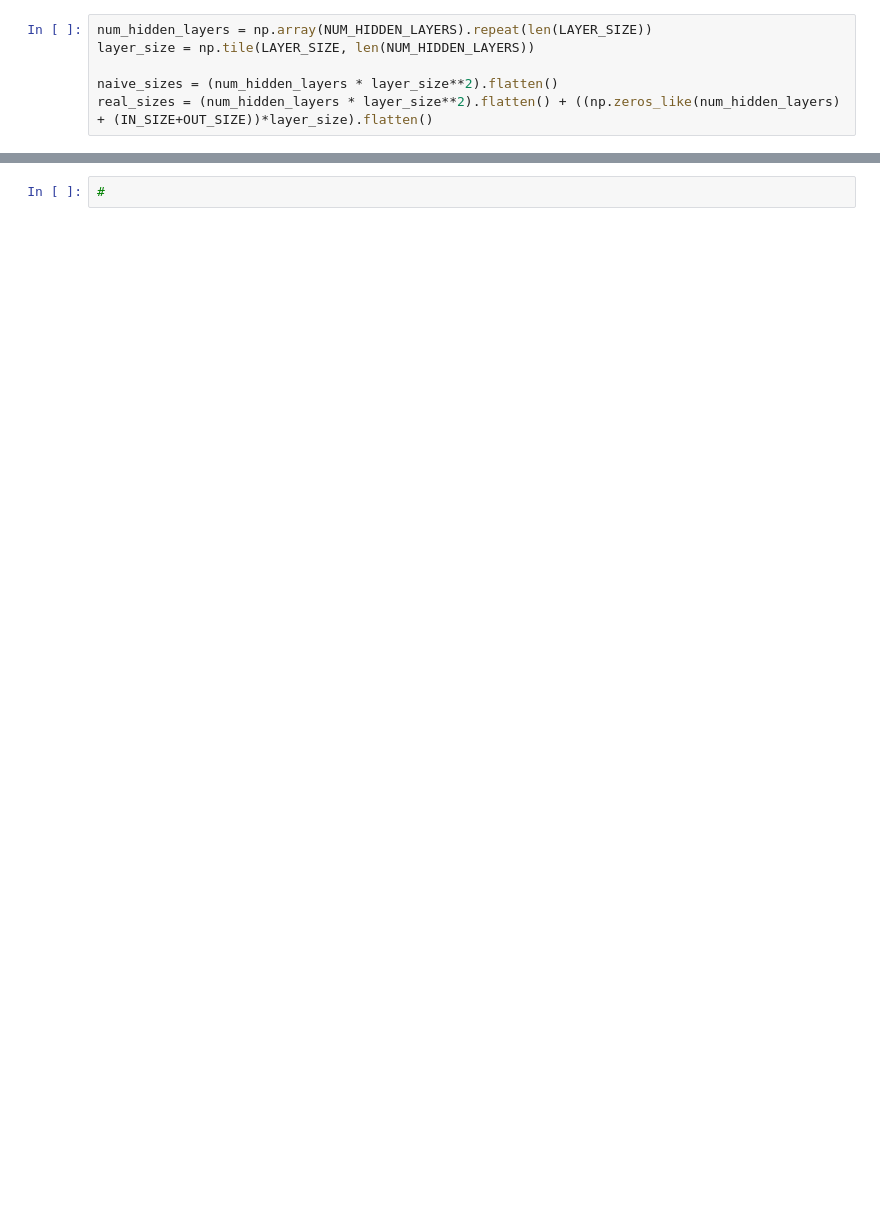
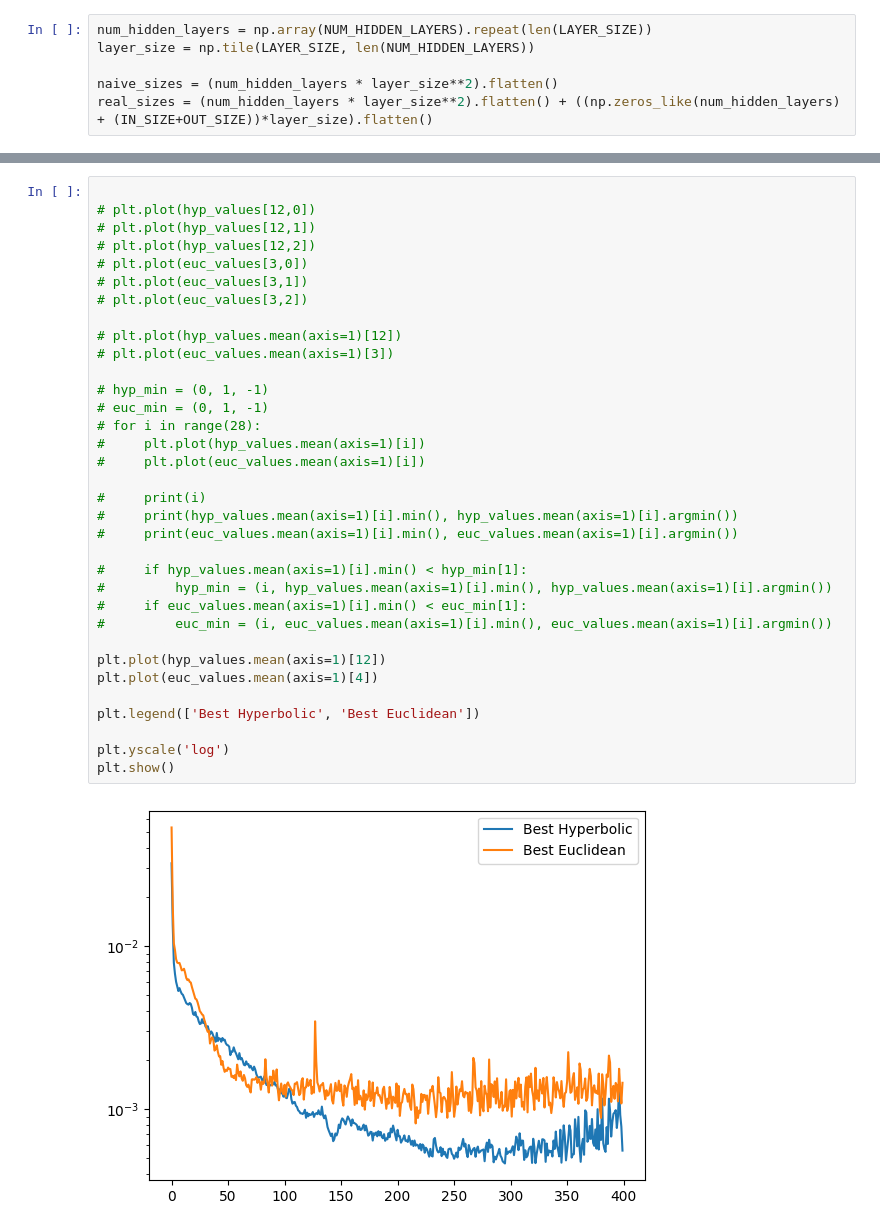
Before and after one commit to Rory-Dam/master_thesis, a Jupyter notebook: strawberry/plot_results.ipynb, the cells around one changed output, grey strips where cells are left out. Cells and saved outputs as stored; diff of their text form; blank space fills up the shorter version.

```diff
--- a/strawberry/plot_results.ipynb
+++ b/strawberry/plot_results.ipynb
@@ -157,2 +139,36 @@ for i, lr in enumerate(LR):
-# %%
-#
+# %%
+
+# plt.plot(hyp_values[12,0])
+# plt.plot(hyp_values[12,1])
+# plt.plot(hyp_values[12,2])
+# plt.plot(euc_values[3,0])
+# plt.plot(euc_values[3,1])
+# plt.plot(euc_values[3,2])
+
+# plt.plot(hyp_values.mean(axis=1)[12])
+# plt.plot(euc_values.mean(axis=1)[3])
+
+# hyp_min = (0, 1, -1)
+# euc_min = (0, 1, -1)
+# for i in range(28):
+#     plt.plot(hyp_values.mean(axis=1)[i])
+#     plt.plot(euc_values.mean(axis=1)[i])
+
+#     print(i)
+#     print(hyp_values.mean(axis=1)[i].min(), hyp_values.mean(axis=1)[i].argmin())
+#     print(euc_values.mean(axis=1)[i].min(), euc_values.mean(axis=1)[i].argmin())
+
+#     if hyp_values.mean(axis=1)[i].min() < hyp_min[1]:
+#         hyp_min = (i, hyp_values.mean(axis=1)[i].min(), hyp_values.mean(axis=1)[i].argmin())
+#     if euc_values.mean(axis=1)[i].min() < euc_min[1]:
+#         euc_min = (i, euc_values.mean(axis=1)[i].min(), euc_values.mean(axis=1)[i].argmin())
+
+plt.plot(hyp_values.mean(axis=1)[12])
+plt.plot(euc_values.mean(axis=1)[4])
+
+plt.legend(['Best Hyperbolic', 'Best Euclidean'])
+
+plt.yscale('log')
+plt.show()
+# %% [output]
+[figure, added]
```
Also changed, not shown: parts of 9 cells of this notebook, 6 other files.
